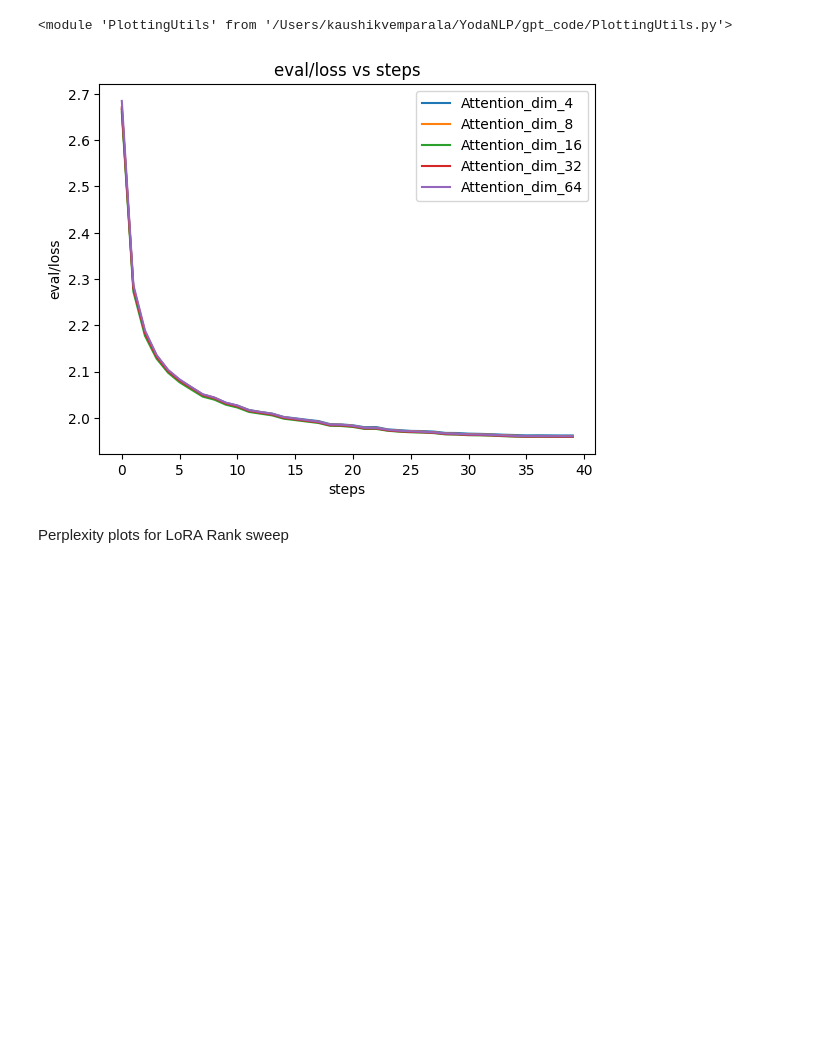
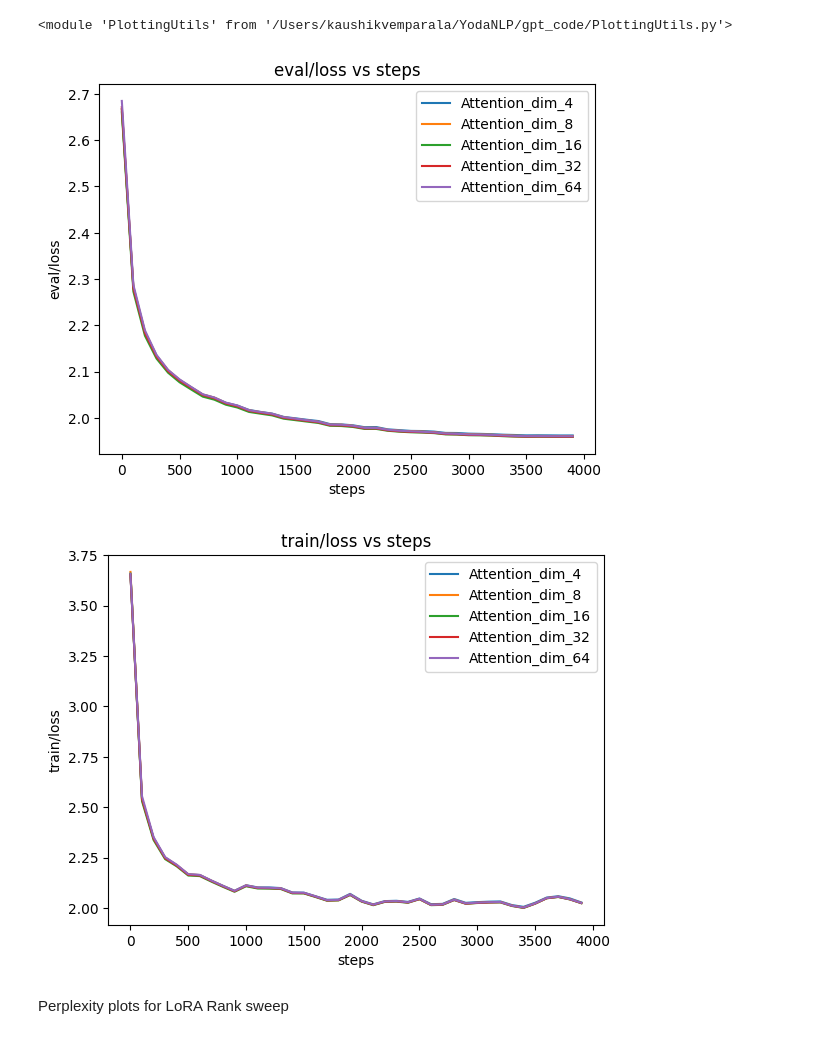
Before and after one commit to webs8328/YodaNLP, a Jupyter notebook: gpt_code/Plotting.ipynb, the cells around one changed output. Cells and saved outputs as stored; diff of their text form; code cells hidden in the pictures; blank space fills up the shorter version.

```diff
--- a/gpt_code/Plotting.ipynb
+++ b/gpt_code/Plotting.ipynb
@@ -8,21 +8,17 @@ importlib.reload(pu)
 # %%
 tests = [
     "Attention_dim_4",
     "Attention_dim_8",
     "Attention_dim_16",
     "Attention_dim_32",
     "Attention_dim_64"
 ]
 
 pu.Plotter.plot_exps(tests, 'eval/loss')
-
-# for test in tests:
-#     print(test)
-#     curr_plotter = pu.Plotter(test)
-#     curr_plotter.print_potential_scalars()
-#     curr_plotter.plot_scalars(['eval/loss'])
+pu.Plotter.plot_exps(tests, 'train/loss')
 # %% [output]
-[figure, old version]
+[figure, new version]
+[figure, added]
 # %% [markdown]
 Perplexity plots for LoRA Rank sweep
 # %%
```
Also changed, not shown: parts of 1 cell of this notebook, 1 other file.
